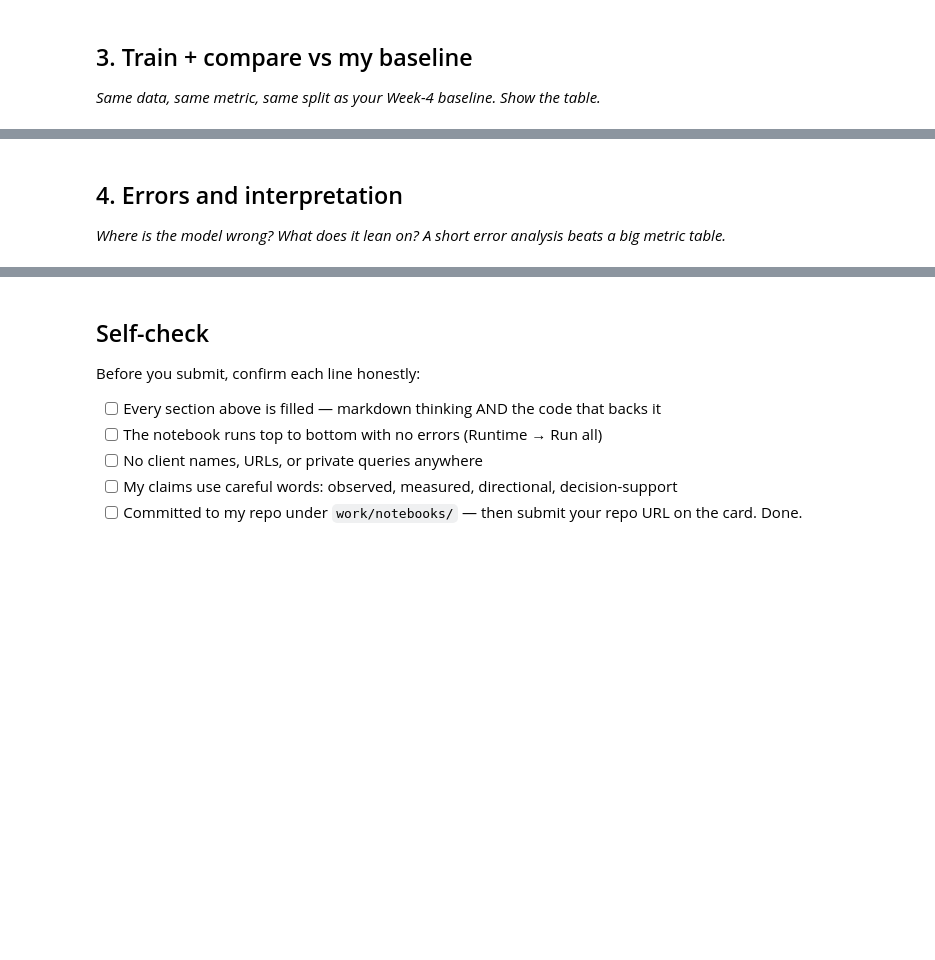
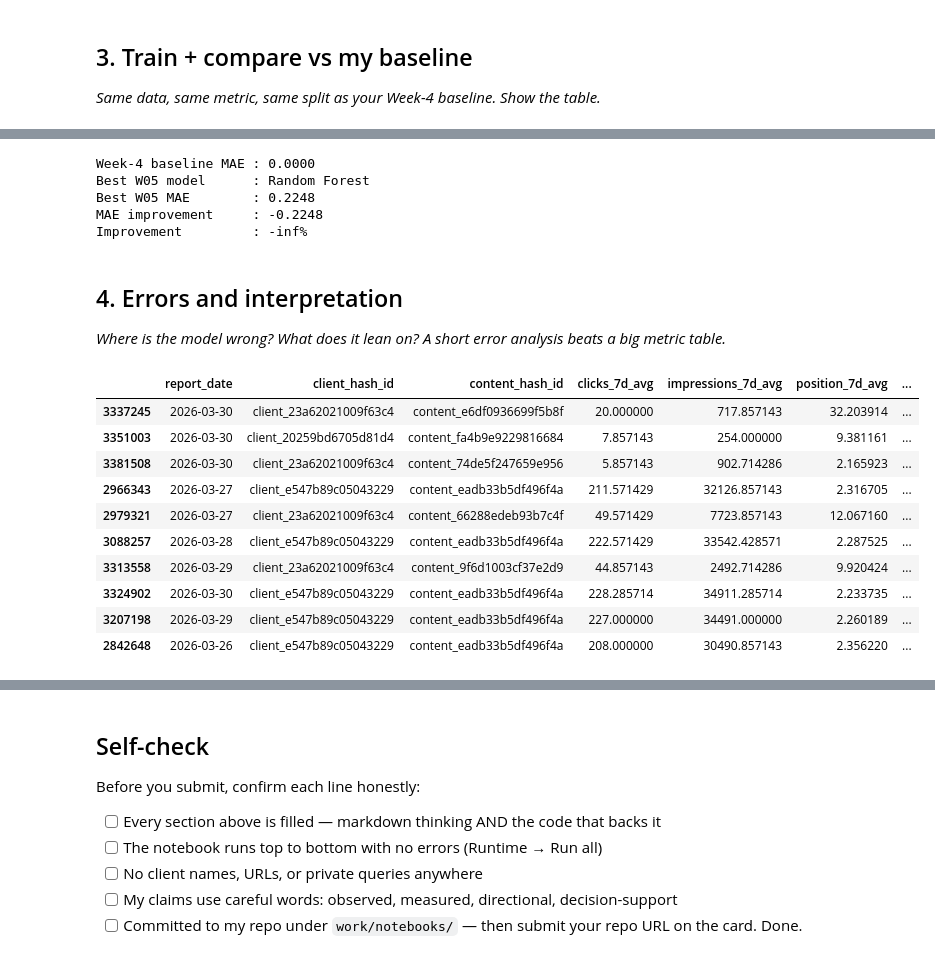
Before and after one commit to srvnkumr27/flyrank-ml-internship, a Jupyter notebook: work/notebooks/w05_model.ipynb, the cells around one changed output, grey strips where cells are left out. Cells and saved outputs as stored; diff of their text form; code cells hidden in the pictures; blank space fills up the shorter version.

```diff
--- a/work/notebooks/w05_model.ipynb
+++ b/work/notebooks/w05_model.ipynb
@@ -423,4 +452,75 @@ display(
+# %%
+best_model_name = (
+    model_results
+    .sort_values("MAE")
+    .iloc[0]["Model"]
+)
+
+best_mae = (
+    model_results
+    .sort_values("MAE")
+    .iloc[0]["MAE"]
+)
+
+mae_improvement = baseline_mae - best_mae
+
+improvement_percent = (
+    mae_improvement / baseline_mae
+) * 100
+
+print(f"Week-4 baseline MAE : {baseline_mae:.4f}")
+print(f"Best W05 model      : {best_model_name}")
+print(f"Best W05 MAE        : {best_mae:.4f}")
+print(f"MAE improvement     : {mae_improvement:.4f}")
+print(f"Improvement         : {improvement_percent:.2f}%")
+# %% [output]
+Week-4 baseline MAE : 0.0000
+Best W05 model      : Random Forest
+Best W05 MAE        : 0.2248
+MAE improvement     : -0.2248
+Improvement         : -inf%
 # %% [markdown]
 ## 4. Errors and interpretation
 
 *Where is the model wrong? What does it lean on? A short error analysis beats a big metric table.*
+# %%
+# Create error analysis table
+best_pred = predictions[best_model_name]
+
+error_df = test_df[
+    [
+        "report_date",
+        "client_hash_id",
+        "content_hash_id",
+        *FEATURES,
+        TARGET
+    ]
+].copy()
+
+error_df["prediction"] = best_pred
+
+error_df["absolute_error"] = (
+    error_df[TARGET] - error_df["prediction"]
+).abs()
+
+error_df["error"] = (
+    error_df[TARGET] - error_df["prediction"]
+)
+
+display(
+    error_df
+    .sort_values("absolute_error", ascending=False)
+    .head(10)
+)
+# %% [output]
+|  | report_date | client_hash_id | content_hash_id | clicks_7d_avg | impressions_7d_avg | position_7d_avg | ... |
+| 3337245 | 2026-03-30 | client_23a62021009f63c4 | content_e6df0936699f5b8f | 20.000000 | 717.857143 | 32.203914 | ... |
+| 3351003 | 2026-03-30 | client_20259bd6705d81d4 | content_fa4b9e9229816684 | 7.857143 | 254.000000 | 9.381161 | ... |
+| 3381508 | 2026-03-30 | client_23a62021009f63c4 | content_74de5f247659e956 | 5.857143 | 902.714286 | 2.165923 | ... |
+| 2966343 | 2026-03-27 | client_e547b89c05043229 | content_eadb33b5df496f4a | 211.571429 | 32126.857143 | 2.316705 | ... |
+| 2979321 | 2026-03-27 | client_23a62021009f63c4 | content_66288edeb93b7c4f | 49.571429 | 7723.857143 | 12.067160 | ... |
+| 3088257 | 2026-03-28 | client_e547b89c05043229 | content_eadb33b5df496f4a | 222.571429 | 33542.428571 | 2.287525 | ... |
+| 3313558 | 2026-03-29 | client_23a62021009f63c4 | content_9f6d1003cf37e2d9 | 44.857143 | 2492.714286 | 9.920424 | ... |
+| 3324902 | 2026-03-30 | client_e547b89c05043229 | content_eadb33b5df496f4a | 228.285714 | 34911.285714 | 2.233735 | ... |
+| 3207198 | 2026-03-29 | client_e547b89c05043229 | content_eadb33b5df496f4a | 227.000000 | 34491.000000 | 2.260189 | ... |
+| 2842648 | 2026-03-26 | client_e547b89c05043229 | content_eadb33b5df496f4a | 208.000000 | 30490.857143 | 2.356220 | ... |
```
Also changed, not shown: parts of 6 cells of this notebook.
